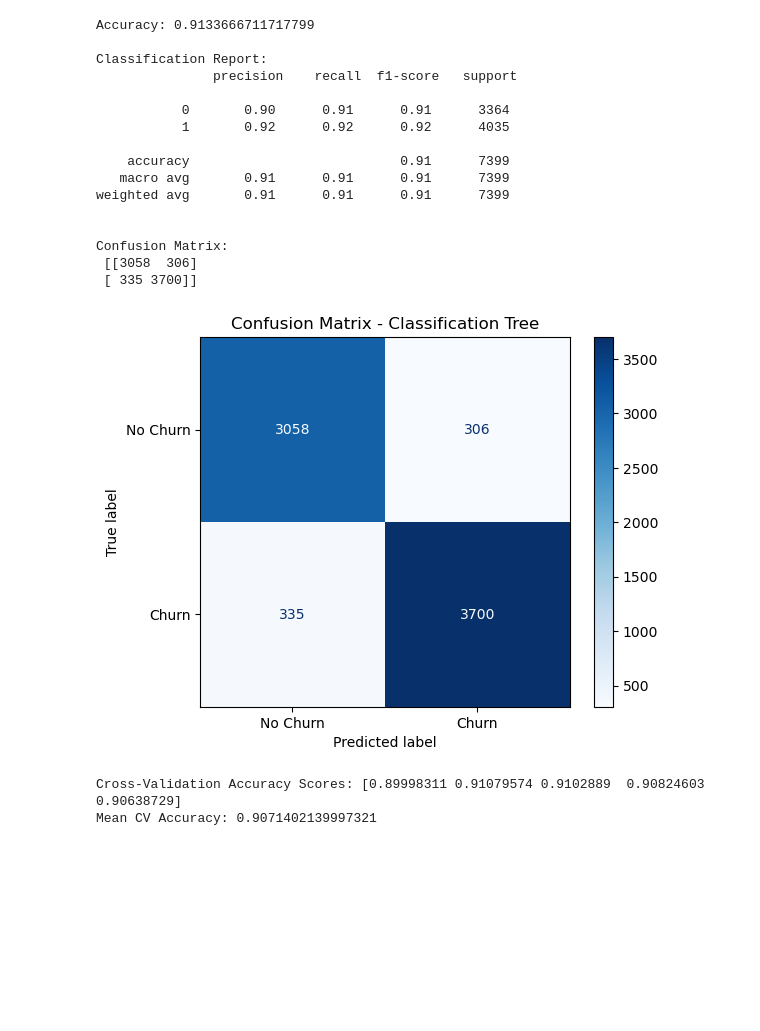
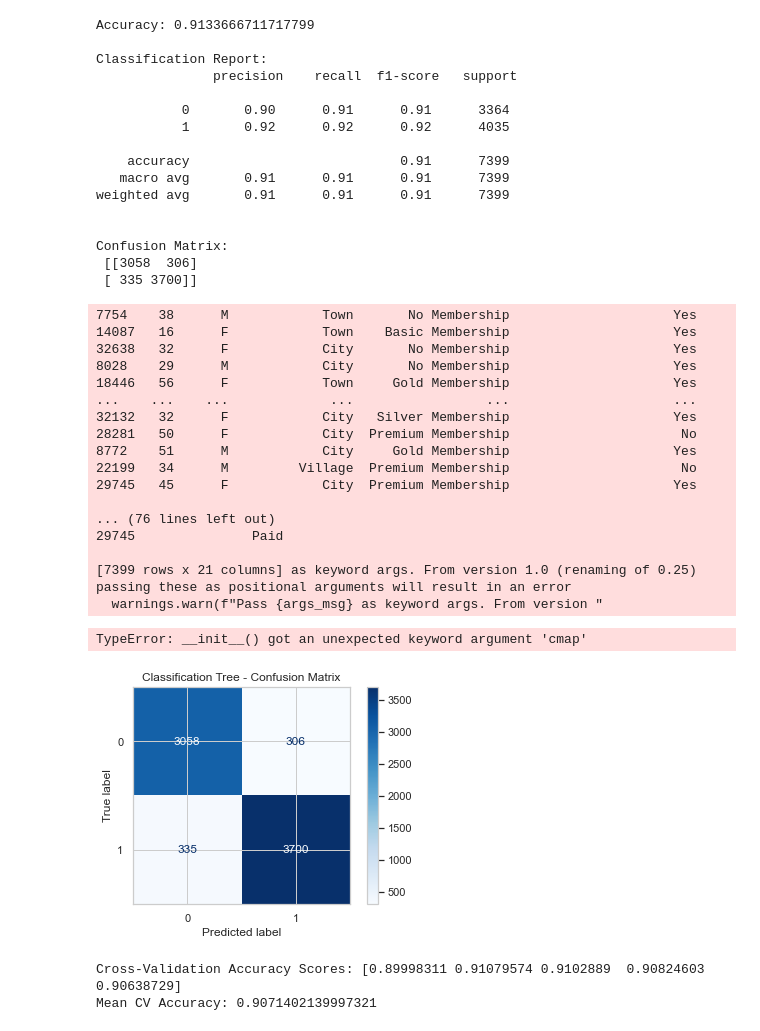
Before and after one commit to noliangeles/Capstone, a Jupyter notebook: Methodologies/methods.ipynb, the cells around one changed output. Saved outputs shown, nothing was run; the diff lists cells and outputs as text; code cells hidden in the pictures; blank space fills up the shorter version.

```diff
--- a/Methodologies/methods.ipynb
+++ b/Methodologies/methods.ipynb
@@ -426,7 +466,7 @@ Confusion Matrix:
  [ 335 3700]]
 # %%
 # Confusion matrix using pipeline
-ConfusionMatrixDisplay.from_estimator(
+ConfusionMatrixDisplay(
     tree_pipeline,
     X_test,
     y_test,
@@ -436,7 +476,33 @@ ConfusionMatrixDisplay.from_estimator(
 plt.title("Confusion Matrix - Classification Tree")
 plt.show()
 # %% [output]
-[figure, removed]
+7754    38      M            Town       No Membership                     Yes
+14087   16      F            Town    Basic Membership                     Yes
+32638   32      F            City       No Membership                     Yes
+8028    29      M            City       No Membership                     Yes
+18446   56      F            Town     Gold Membership                     Yes
+...    ...    ...             ...                 ...                     ...
+32132   32      F            City   Silver Membership                     Yes
+28281   50      F            City  Premium Membership                      No
+8772    51      M            City     Gold Membership                     Yes
+22199   34      M         Village  Premium Membership                      No
+29745   45      F            City  Premium Membership                     Yes
+
+... (76 lines left out)
+29745               Paid
+
+[7399 rows x 21 columns] as keyword args. From version 1.0 (renaming of 0.25) passing these as positional arguments will result in an error
+  warnings.warn(f"Pass {args_msg} as keyword args. From version "
+TypeError: __init__() got an unexpected keyword argument 'cmap'
+# %%
+### confusion matrix for tree
+cm_tree = confusion_matrix(y_test_enc, y_pred_tree)
+disp = ConfusionMatrixDisplay(confusion_matrix=cm_tree, display_labels=le.classes_)
+disp.plot(cmap='Blues')
+plt.title('Classification Tree - Confusion Matrix')
+plt.show()
+# %% [output]
+[figure, added]
 # %%
 #cross-validation on training set using full pipeline
 cv_scores = cross_val_score(tree_pipeline, X_train, y_train, cv=5, scoring='accuracy')
```
Also changed, not shown: parts of 17 cells of this notebook.
